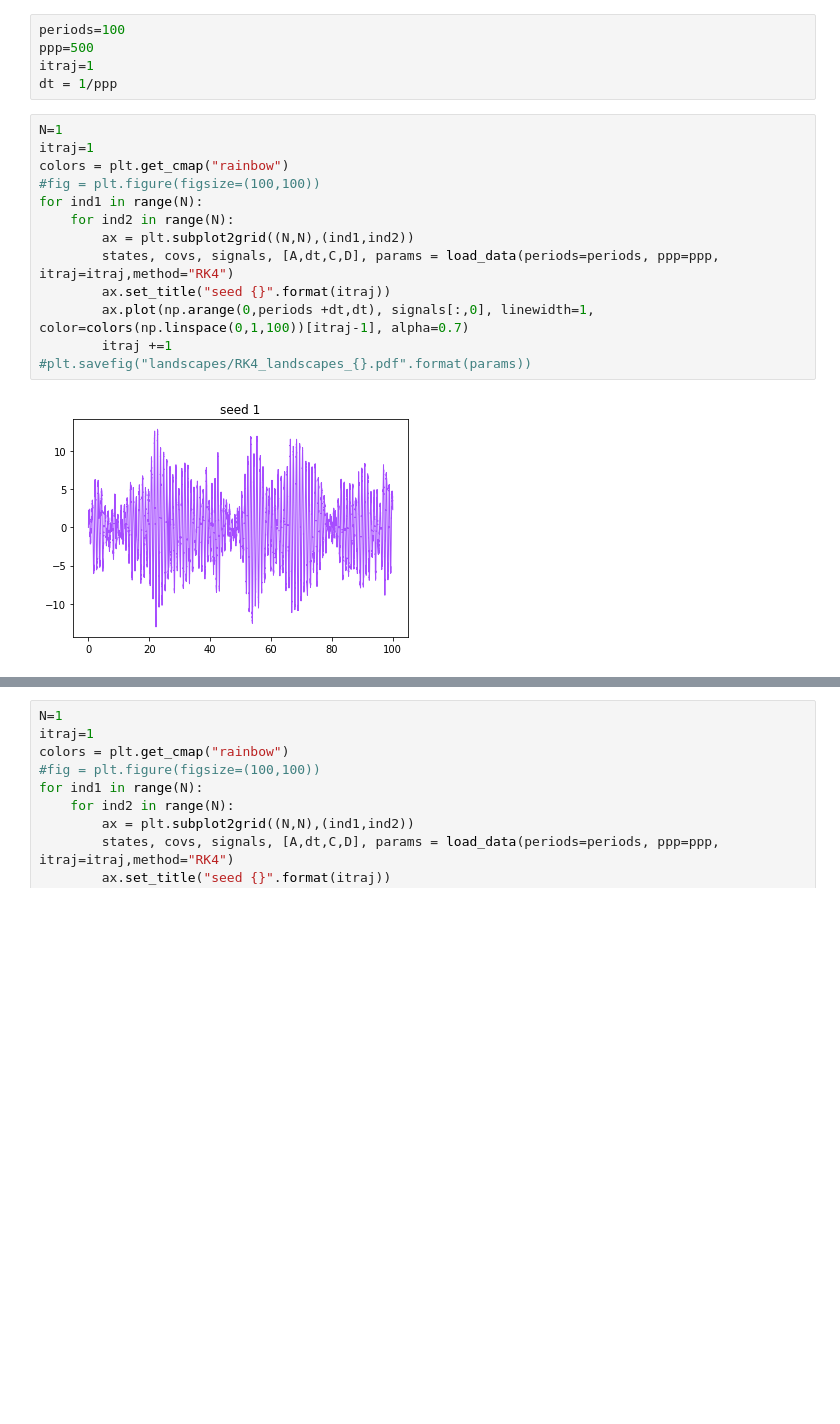
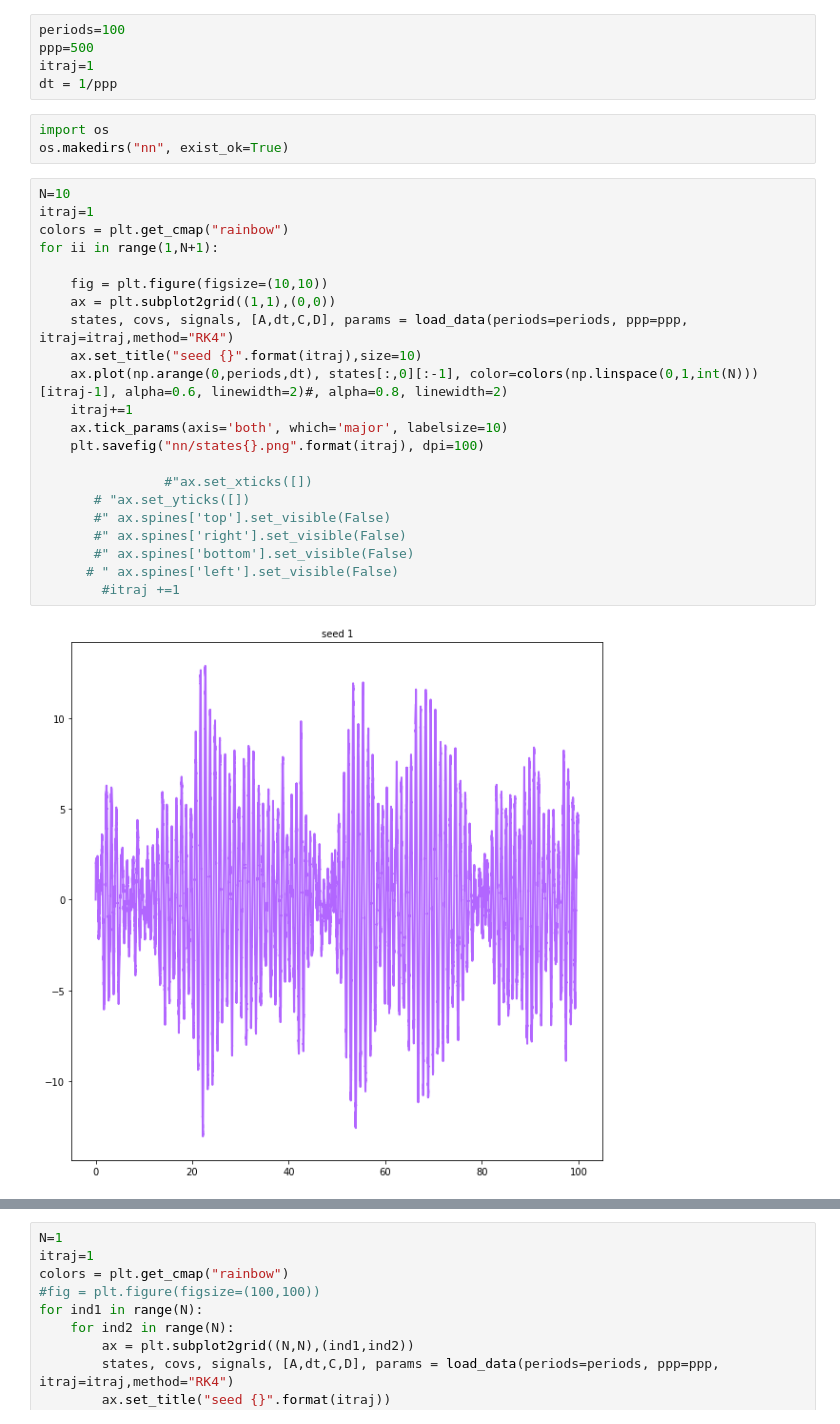
Before and after one commit to matibilkis/continuous, a Jupyter notebook: likelihoods.ipynb, the cells around one changed output, grey strips where cells are left out. Saved outputs shown, nothing was run; the diff lists cells and outputs as text; blank space fills up the shorter version.

```diff
--- a/likelihoods.ipynb
+++ b/likelihoods.ipynb
@@ -7,18 +8,30 @@ periods=100
 ppp=500
 itraj=1
 dt = 1/ppp
+# %%
+import os
+os.makedirs("nn", exist_ok=True)
 # %%
-N=1
+N=10
 itraj=1
 colors = plt.get_cmap("rainbow")
-#fig = plt.figure(figsize=(100,100))
-for ind1 in range(N):
-    for ind2 in range(N):
-        ax = plt.subplot2grid((N,N),(ind1,ind2))
-        states, covs, signals, [A,dt,C,D], params = load_data(periods=periods, ppp=ppp, itraj=itraj,method="RK4")
-        ax.set_title("seed {}".format(itraj))
-        ax.plot(np.arange(0,periods +dt,dt), signals[:,0], linewidth=1, color=colors(np.linspace(0,1,100))[itraj-1], alpha=0.7)
-        itraj +=1
-#plt.savefig("landscapes/RK4_landscapes_{}.pdf".format(params))
+for ii in range(1,N+1):
+
+    fig = plt.figure(figsize=(10,10))
+    ax = plt.subplot2grid((1,1),(0,0))
+    states, covs, signals, [A,dt,C,D], params = load_data(periods=periods, ppp=ppp, itraj=itraj,method="RK4")
+    ax.set_title("seed {}".format(itraj),size=10)
+    ax.plot(np.arange(0,periods,dt), states[:,0][:-1], color=colors(np.linspace(0,1,int(N)))[itraj-1], alpha=0.6, linewidth=2)#, alpha=0.8, linewidth=2)
+    itraj+=1
+    ax.tick_params(axis='both', which='major', labelsize=10)
+    plt.savefig("nn/states{}.png".format(itraj), dpi=100)
+
+                #"ax.set_xticks([])
+       # "ax.set_yticks([])
+       #" ax.spines['top'].set_visible(False)
+       #" ax.spines['right'].set_visible(False)
+       #" ax.spines['bottom'].set_visible(False)
+      # " ax.spines['left'].set_visible(False)
+        #itraj +=1
 # %% [output]
-[figure, old version]
+[figure, new version]
```
Also changed, not shown: parts of 2 cells of this notebook.
